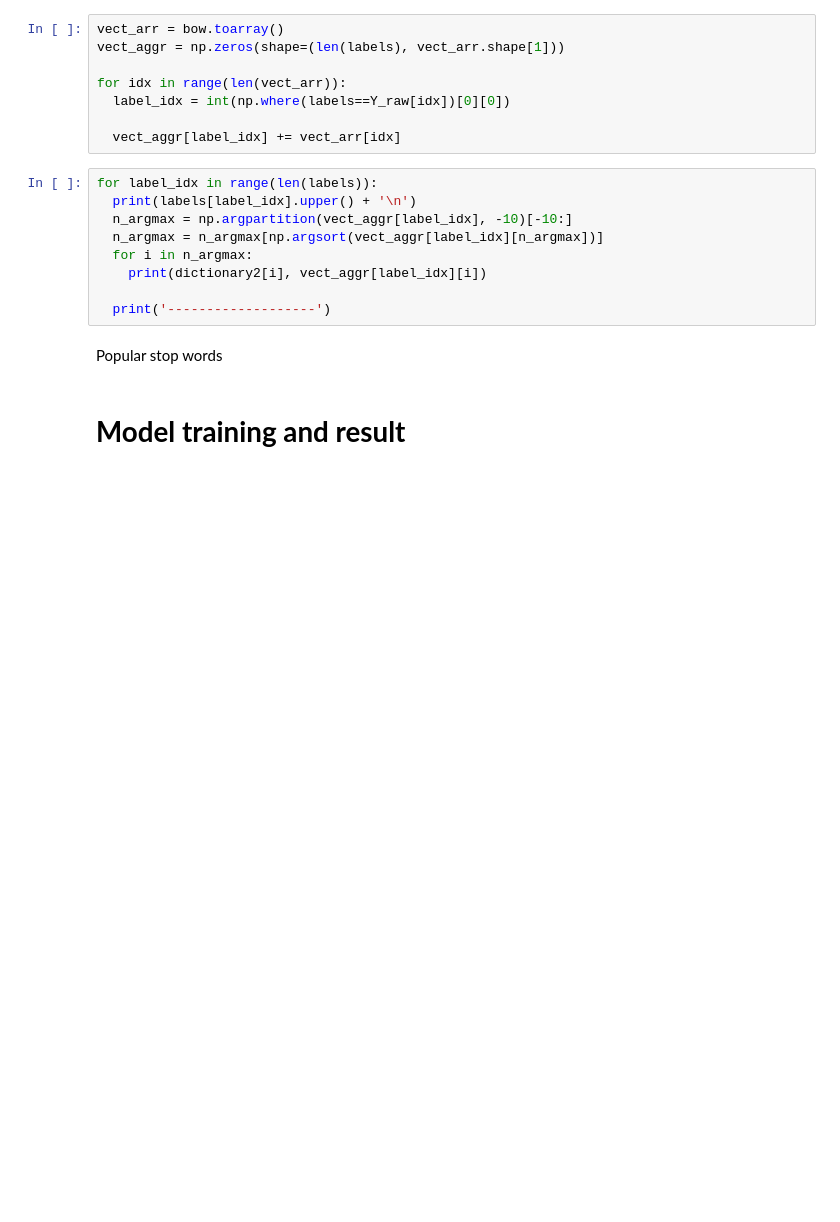
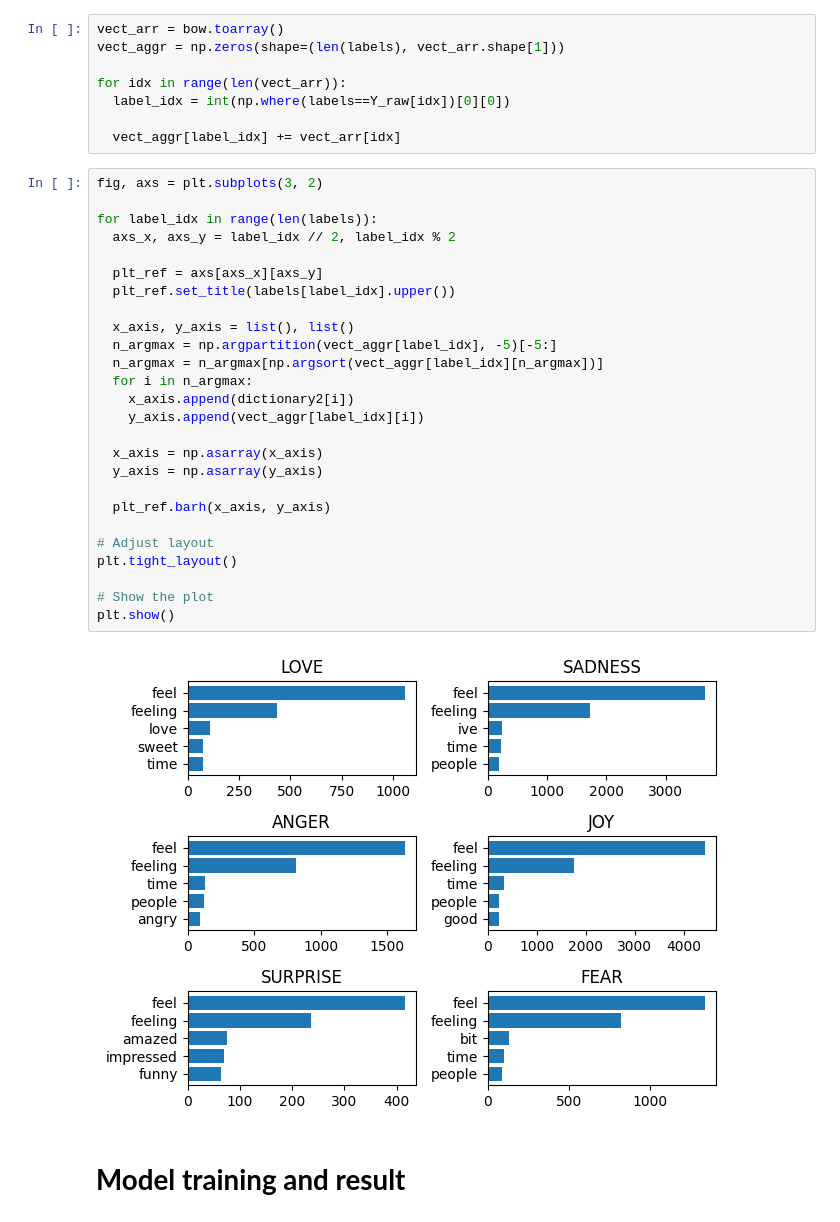
Before and after one commit to auphong2707/emotion-dectection-from-text, a Jupyter notebook: EDFT.ipynb, the cells around one changed output. Drawn from its saved outputs; the diff is of its cells as text; blank space fills up the shorter version.

```diff
--- a/EDFT.ipynb
+++ b/EDFT.ipynb
@@ -162,16 +189,33 @@ for idx in range(len(vect_arr)):
 
   vect_aggr[label_idx] += vect_arr[idx]
 # %%
+fig, axs = plt.subplots(3, 2)
+
 for label_idx in range(len(labels)):
-  print(labels[label_idx].upper() + '\n')
-  n_argmax = np.argpartition(vect_aggr[label_idx], -10)[-10:]
+  axs_x, axs_y = label_idx // 2, label_idx % 2
+
+  plt_ref = axs[axs_x][axs_y]
+  plt_ref.set_title(labels[label_idx].upper())
+
+  x_axis, y_axis = list(), list()
+  n_argmax = np.argpartition(vect_aggr[label_idx], -5)[-5:]
   n_argmax = n_argmax[np.argsort(vect_aggr[label_idx][n_argmax])]
   for i in n_argmax:
-    print(dictionary2[i], vect_aggr[label_idx][i])
+    x_axis.append(dictionary2[i])
+    y_axis.append(vect_aggr[label_idx][i])
 
-  print('-------------------')
+  x_axis = np.asarray(x_axis)
+  y_axis = np.asarray(y_axis)
+
+  plt_ref.barh(x_axis, y_axis)
+
+# Adjust layout
+plt.tight_layout()
+
+# Show the plot
+plt.show()
+# %% [output]
+[figure, added]
-# %% [markdown]
-Popular stop words
 # %% [markdown]
 # **Model training and result**
 # %% [markdown]
```
Also changed, not shown: parts of 7 cells of this notebook.
